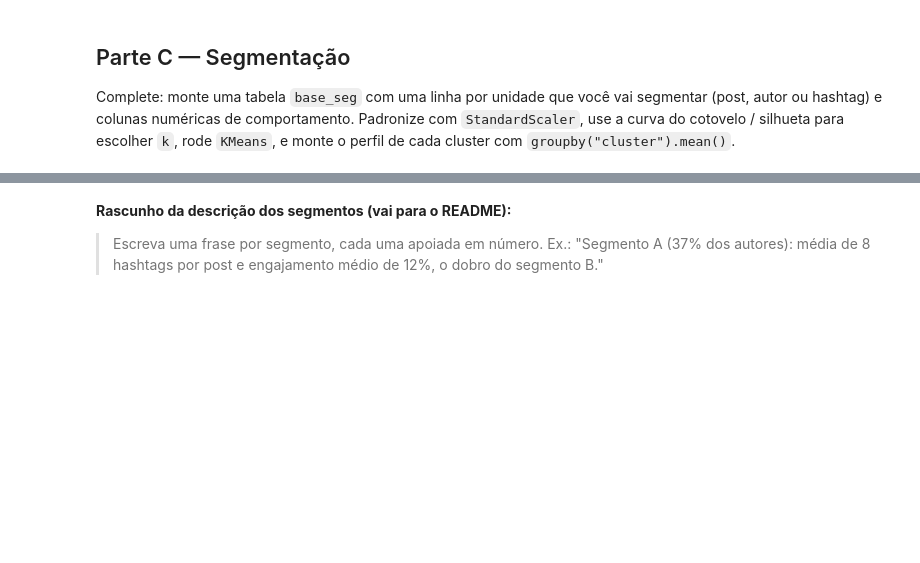
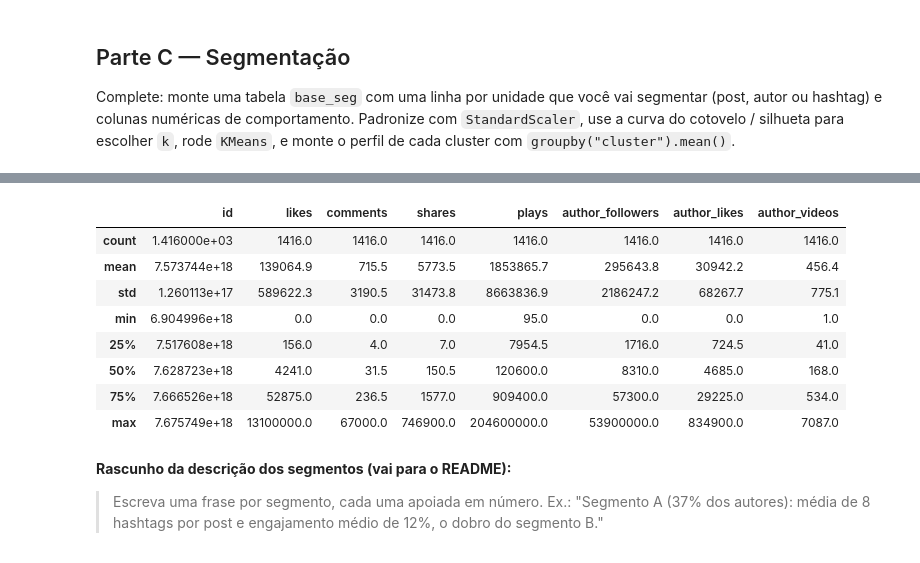
Before and after one commit to juliacereja/extracao-dados-trabalhos-juliacereja, a Jupyter notebook: projetos/13-segmentacao-clusterizacao/exercicios/exercicio-13-segmentacao-clusterizacao.ipynb, the cells around one changed output, grey strips where cells are left out. Saved outputs shown, nothing was run; the diff lists cells and outputs as text; code cells hidden in the pictures; blank space fills up the shorter version.

```diff
--- a/projetos/13-segmentacao-clusterizacao/exercicios/exercicio-13-segmentacao-clusterizacao.ipynb
+++ b/projetos/13-segmentacao-clusterizacao/exercicios/exercicio-13-segmentacao-clusterizacao.ipynb
@@ -228,3 +246,15 @@ from sklearn.metrics import silhouette_score
+# %%
+exportacao[colunas].describe().round(1)
+# %% [output]
+|  | id | likes | comments | shares | plays | author_followers | author_likes | author_videos |
+| count | 1.416000e+03 | 1416.0 | 1416.0 | 1416.0 | 1416.0 | 1416.0 | 1416.0 | 1416.0 |
+| mean | 7.573744e+18 | 139064.9 | 715.5 | 5773.5 | 1853865.7 | 295643.8 | 30942.2 | 456.4 |
+| std | 1.260113e+17 | 589622.3 | 3190.5 | 31473.8 | 8663836.9 | 2186247.2 | 68267.7 | 775.1 |
+| min | 6.904996e+18 | 0.0 | 0.0 | 0.0 | 95.0 | 0.0 | 0.0 | 1.0 |
+| 25% | 7.517608e+18 | 156.0 | 4.0 | 7.0 | 7954.5 | 1716.0 | 724.5 | 41.0 |
+| 50% | 7.628723e+18 | 4241.0 | 31.5 | 150.5 | 120600.0 | 8310.0 | 4685.0 | 168.0 |
+| 75% | 7.666526e+18 | 52875.0 | 236.5 | 1577.0 | 909400.0 | 57300.0 | 29225.0 | 534.0 |
+| max | 7.675749e+18 | 13100000.0 | 67000.0 | 746900.0 | 204600000.0 | 53900000.0 | 834900.0 | 7087.0 |
 # %% [markdown]
 **Rascunho da descrição dos segmentos (vai para o README):**
 
```
Also changed, not shown: parts of 9 cells of this notebook.
